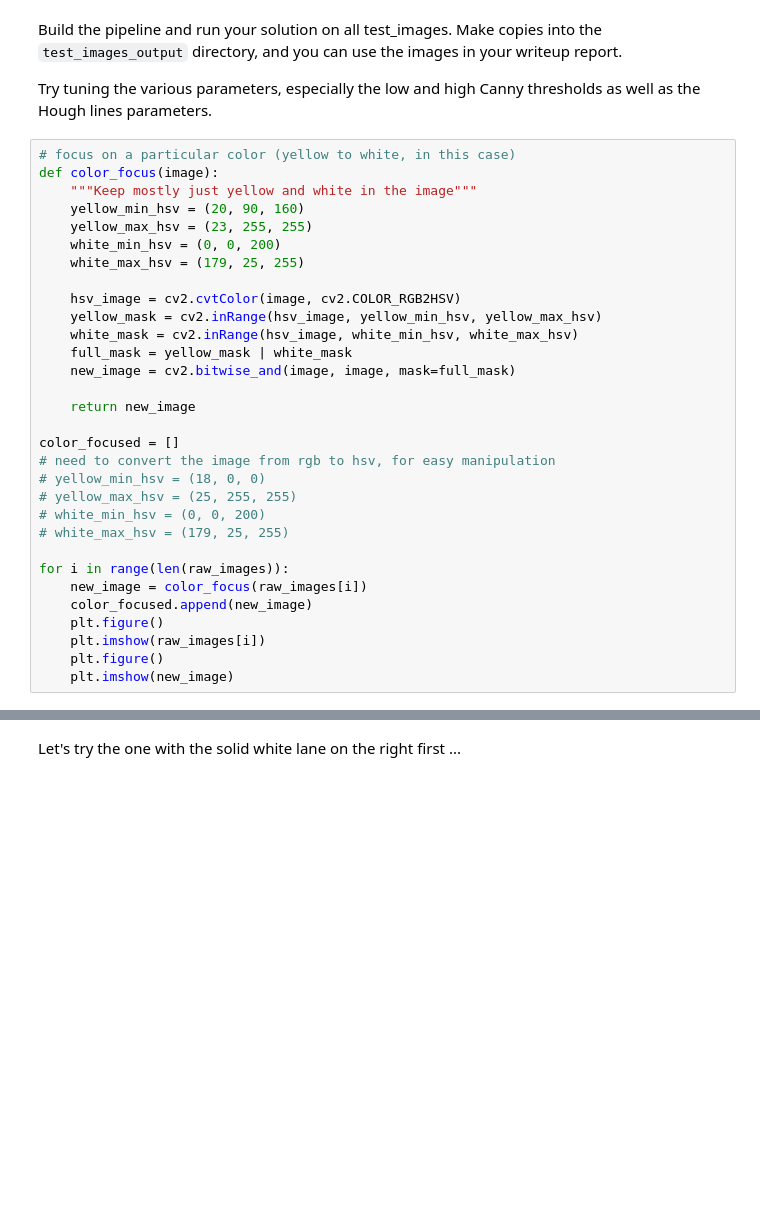
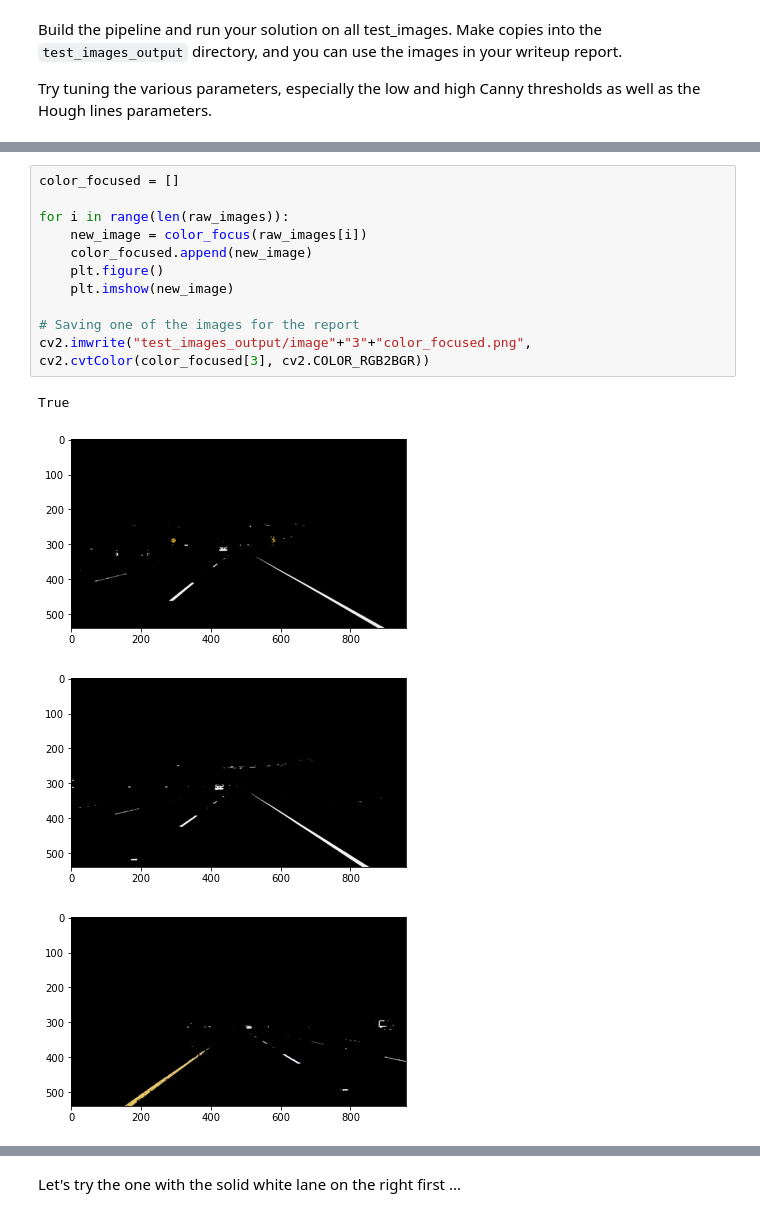
Before and after one commit to DaniMarts/CarND-LaneLines-P1, a Jupyter notebook: P1.ipynb, the cells around one changed output, grey strips where cells are left out. Drawn from its saved outputs; the diff is of its cells as text; blank space fills up the shorter version.

```diff
--- a/P1.ipynb
+++ b/P1.ipynb
@@ -474,34 +322,3 @@ raw_images = [clip3[97], clip3[110], clip3[155]]
 Build the pipeline and run your solution on all test_images. Make copies into the `test_images_output` directory, and you can use the images in your writeup report.
 
 Try tuning the various parameters, especially the low and high Canny thresholds as well as the Hough lines parameters.
-# %%
-# focus on a particular color (yellow to white, in this case)
-def color_focus(image):
-    """Keep mostly just yellow and white in the image"""
-    yellow_min_hsv = (20, 90, 160)
-    yellow_max_hsv = (23, 255, 255)
-    white_min_hsv = (0, 0, 200)
-    white_max_hsv = (179, 25, 255)
-
-    hsv_image = cv2.cvtColor(image, cv2.COLOR_RGB2HSV)
-    yellow_mask = cv2.inRange(hsv_image, yellow_min_hsv, yellow_max_hsv)
-    white_mask = cv2.inRange(hsv_image, white_min_hsv, white_max_hsv)
-    full_mask = yellow_mask | white_mask
-    new_image = cv2.bitwise_and(image, image, mask=full_mask)
-
-    return new_image
-
-color_focused = []
-# need to convert the image from rgb to hsv, for easy manipulation
-# yellow_min_hsv = (18, 0, 0)
-# yellow_max_hsv = (25, 255, 255)
-# white_min_hsv = (0, 0, 200)
-# white_max_hsv = (179, 25, 255)
-
-for i in range(len(raw_images)):
-    new_image = color_focus(raw_images[i])
-    color_focused.append(new_image)
-    plt.figure()
-    plt.imshow(raw_images[i])
-    plt.figure()
-    plt.imshow(new_image)
@@ -514,0 +325,16 @@ for i in range(len(raw_images)):
+# %%
+color_focused = []
+
+for i in range(len(raw_images)):
+    new_image = color_focus(raw_images[i])
+    color_focused.append(new_image)
+    plt.figure()
+    plt.imshow(new_image)
+
+# Saving one of the images for the report
+cv2.imwrite("test_images_output/image"+"3"+"color_focused.png", cv2.cvtColor(color_focused[3], cv2.COLOR_RGB2BGR))
+# %% [output]
+True
+[figure, added]
+[figure, added]
+[figure, added]
```
Also changed, not shown: parts of 40 cells of this notebook, 6 other files.
